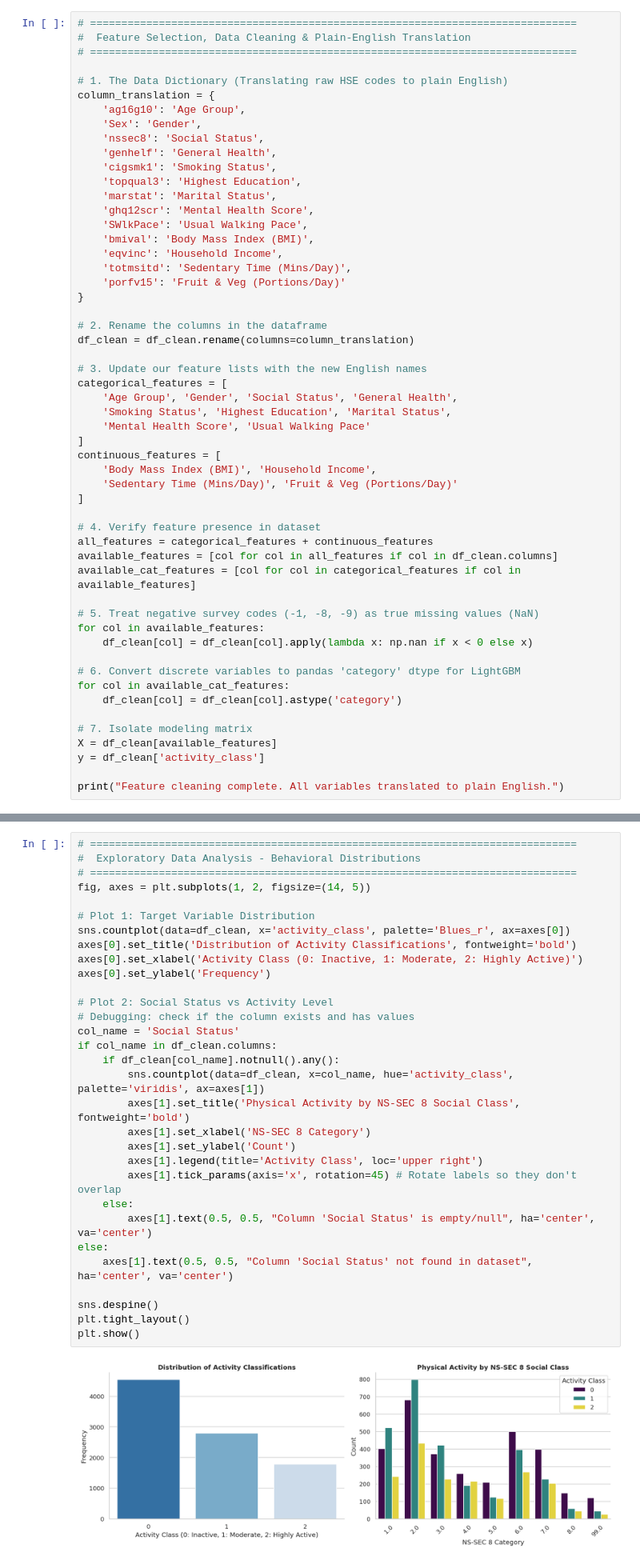
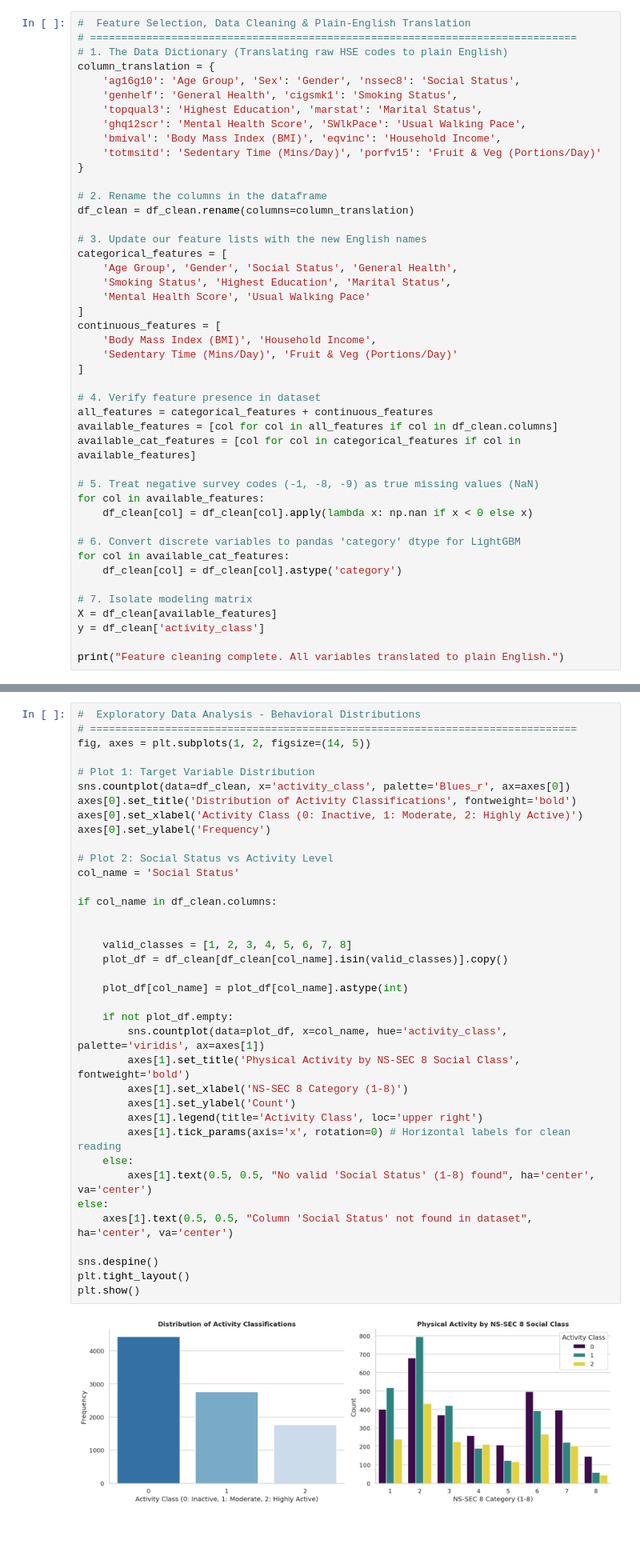
Before and after one commit to prardhanmushke/HSE-Physical-Activity-Analysis, a Jupyter notebook: Untitled19.ipynb, the cells around one changed output, grey strips where cells are left out. Shown at 80% size. Cells and saved outputs as stored; diff of their text form; blank space fills up the shorter version.

```diff
--- a/Untitled19.ipynb
+++ b/Untitled19.ipynb
@@ -76,23 +84,14 @@ Target engineering complete. Usable records: 9122.
 # %%
-# ==============================================================================
 #  Feature Selection, Data Cleaning & Plain-English Translation
 # ==============================================================================
-
 # 1. The Data Dictionary (Translating raw HSE codes to plain English)
 column_translation = {
-    'ag16g10': 'Age Group',
-    'Sex': 'Gender',
-    'nssec8': 'Social Status',
-    'genhelf': 'General Health',
-    'cigsmk1': 'Smoking Status',
-    'topqual3': 'Highest Education',
-    'marstat': 'Marital Status',
-    'ghq12scr': 'Mental Health Score',
-    'SWlkPace': 'Usual Walking Pace',
-    'bmival': 'Body Mass Index (BMI)',
-    'eqvinc': 'Household Income',
-    'totmsitd': 'Sedentary Time (Mins/Day)',
-    'porfv15': 'Fruit & Veg (Portions/Day)'
+    'ag16g10': 'Age Group', 'Sex': 'Gender', 'nssec8': 'Social Status',
+    'genhelf': 'General Health', 'cigsmk1': 'Smoking Status',
+    'topqual3': 'Highest Education', 'marstat': 'Marital Status',
+    'ghq12scr': 'Mental Health Score', 'SWlkPace': 'Usual Walking Pace',
+    'bmival': 'Body Mass Index (BMI)', 'eqvinc': 'Household Income',
+    'totmsitd': 'Sedentary Time (Mins/Day)', 'porfv15': 'Fruit & Veg (Portions/Day)'
 }
 
 # 2. Rename the columns in the dataframe
@@ -130,36 +129,42 @@ print("Feature cleaning complete. All variables translated to plain English.")
 # %% [output]
 Feature cleaning complete. All variables translated to plain English.
 # %%
-# ==============================================================================
 #  Exploratory Data Analysis - Behavioral Distributions
 # ==============================================================================
 fig, axes = plt.subplots(1, 2, figsize=(14, 5))
 
 # Plot 1: Target Variable Distribution
 sns.countplot(data=df_clean, x='activity_class', palette='Blues_r', ax=axes[0])
 axes[0].set_title('Distribution of Activity Classifications', fontweight='bold')
 axes[0].set_xlabel('Activity Class (0: Inactive, 1: Moderate, 2: Highly Active)')
 axes[0].set_ylabel('Frequency')
 
 # Plot 2: Social Status vs Activity Level
-# Debugging: check if the column exists and has values
 col_name = 'Social Status'
+
 if col_name in df_clean.columns:
-    if df_clean[col_name].notnull().any():
-        sns.countplot(data=df_clean, x=col_name, hue='activity_class', palette='viridis', ax=axes[1])
+
+
+    valid_classes = [1, 2, 3, 4, 5, 6, 7, 8]
+    plot_df = df_clean[df_clean[col_name].isin(valid_classes)].copy()
+
+    plot_df[col_name] = plot_df[col_name].astype(int)
+
+    if not plot_df.empty:
+        sns.countplot(data=plot_df, x=col_name, hue='activity_class', palette='viridis', ax=axes[1])
         axes[1].set_title('Physical Activity by NS-SEC 8 Social Class', fontweight='bold')
-        axes[1].set_xlabel('NS-SEC 8 Category')
+        axes[1].set_xlabel('NS-SEC 8 Category (1-8)')
         axes[1].set_ylabel('Count')
         axes[1].legend(title='Activity Class', loc='upper right')
-        axes[1].tick_params(axis='x', rotation=45) # Rotate labels so they don't overlap
+        axes[1].tick_params(axis='x', rotation=0) # Horizontal labels for clean reading
     else:
-        axes[1].text(0.5, 0.5, "Column 'Social Status' is empty/null", ha='center', va='center')
+        axes[1].text(0.5, 0.5, "No valid 'Social Status' (1-8) found", ha='center', va='center')
 else:
     axes[1].text(0.5, 0.5, "Column 'Social Status' not found in dataset", ha='center', va='center')
 
 sns.despine()
 plt.tight_layout()
 plt.show()
 # %% [output]
-[figure, old version]
+[figure, new version]
 # %%
```
Also changed, not shown: parts of 12 cells of this notebook.
